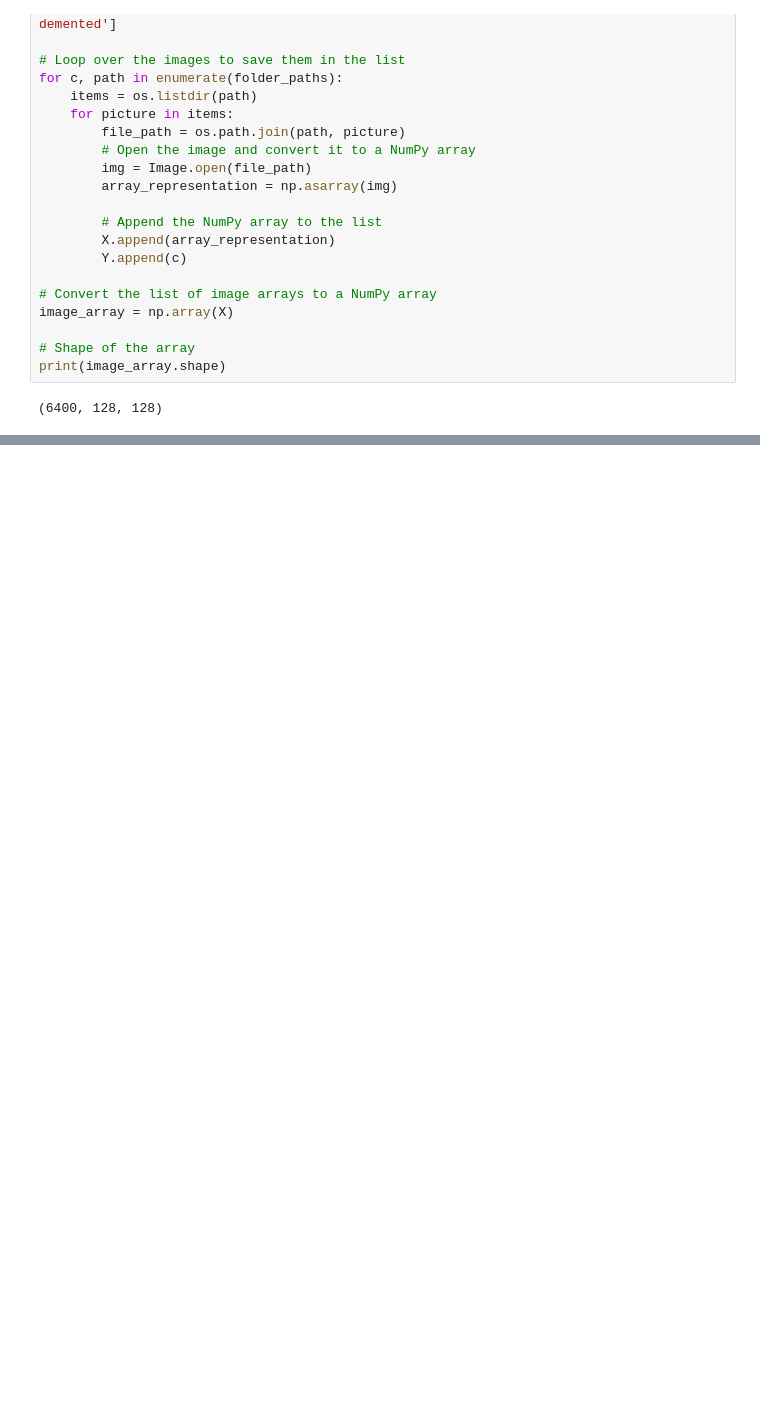
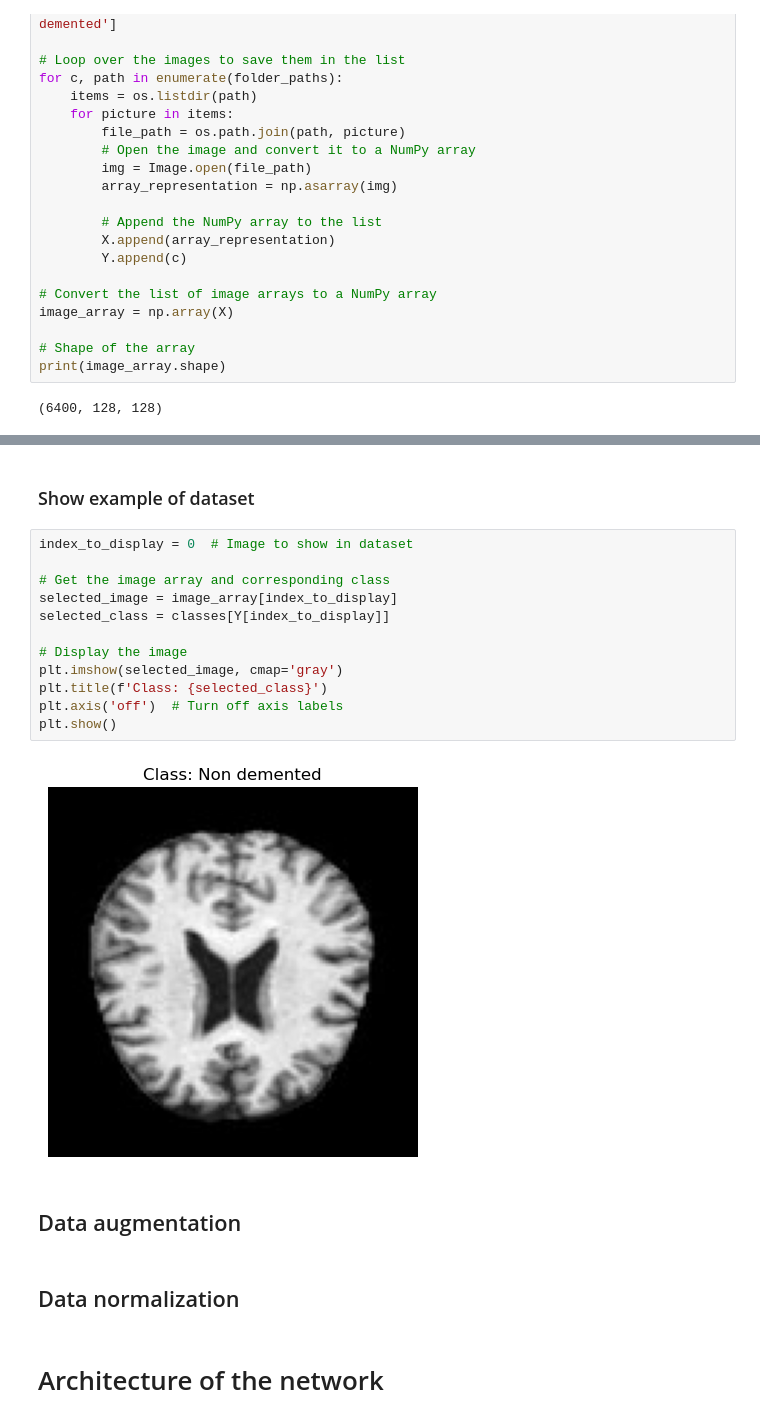
Before and after one commit to benjaminpsmith/dementia-ml, a Jupyter notebook: project.ipynb, the cells around one changed output, grey strips where cells are left out. Drawn from its saved outputs; the diff is of its cells as text; blank space fills up the shorter version.

```diff
--- a/project.ipynb
+++ b/project.ipynb
@@ -41,0 +102,22 @@ print(image_array.shape)
+# %% [markdown]
+### Show example of dataset
+# %%
+index_to_display = 0  # Image to show in dataset
+
+# Get the image array and corresponding class
+selected_image = image_array[index_to_display]
+selected_class = classes[Y[index_to_display]]
+
+# Display the image
+plt.imshow(selected_image, cmap='gray')
+plt.title(f'Class: {selected_class}')
+plt.axis('off')  # Turn off axis labels
+plt.show()
+# %% [output]
+[figure, added]
+# %% [markdown]
+## Data augmentation
+# %% [markdown]
+## Data normalization
+# %% [markdown]
+# Architecture of the network
```
Also changed, not shown: parts of 8 cells of this notebook.
